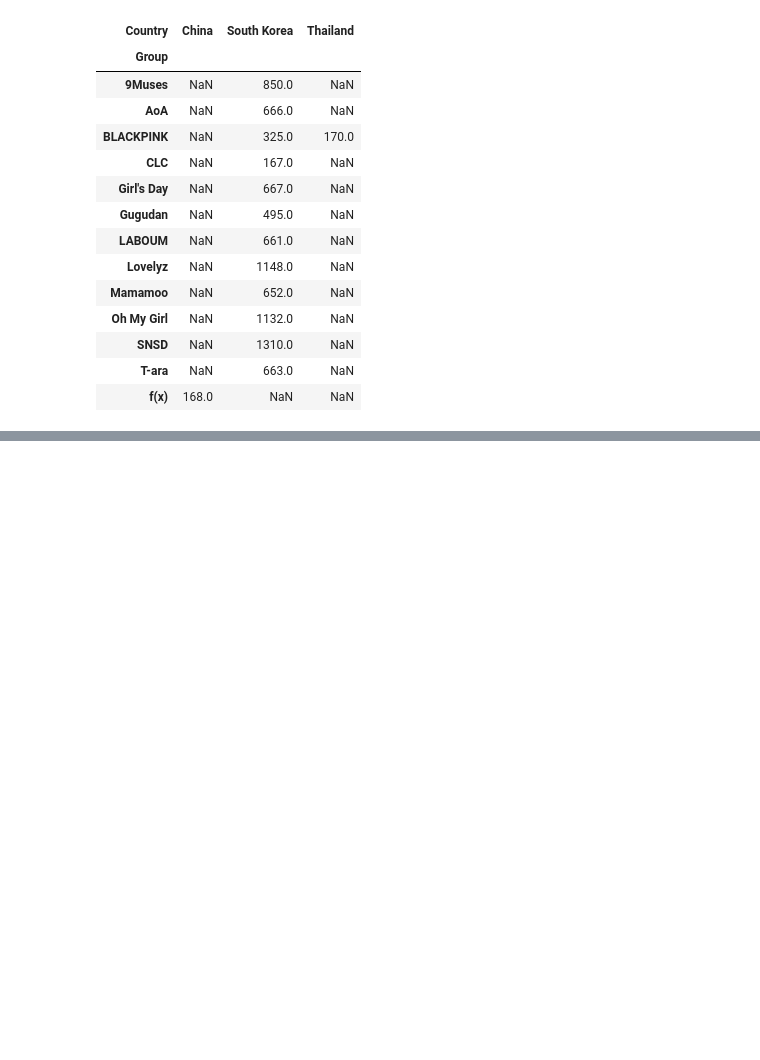
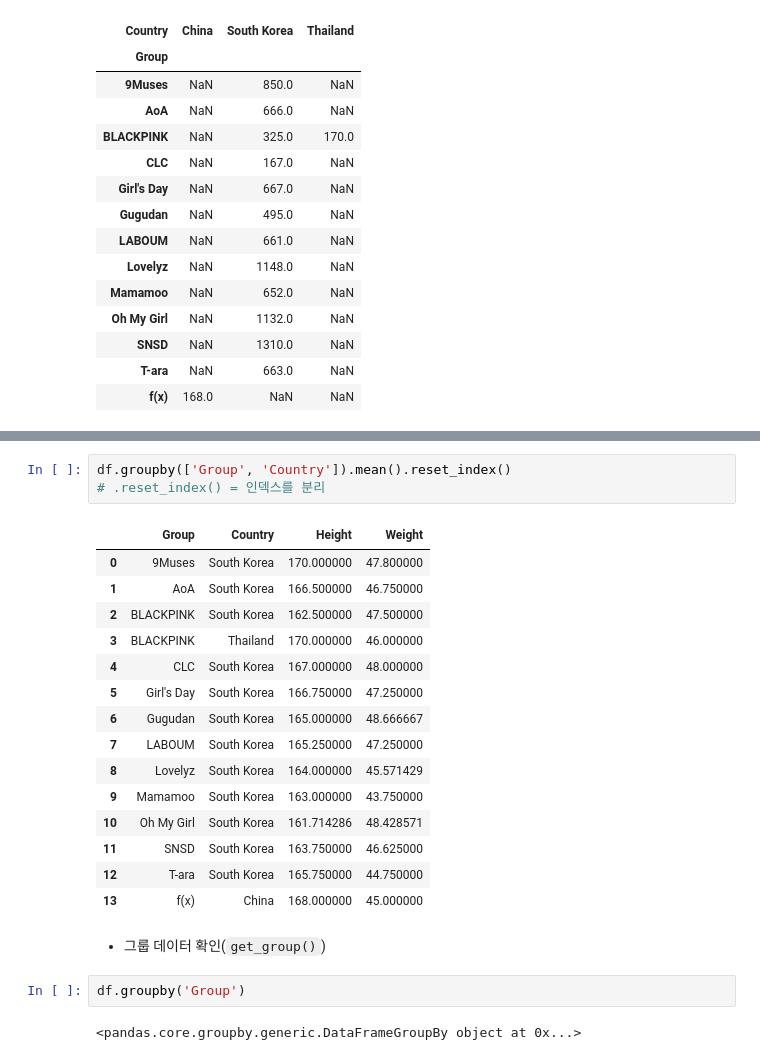
Before and after one commit to sleeptiger/Abc-project, a Jupyter notebook: pandas정리L.ipynb, the cells around one changed output, grey strips where cells are left out. Drawn from its saved outputs; the diff is of its cells as text; blank space fills up the shorter version.

```diff
--- a/pandas정리L.ipynb
+++ b/pandas정리L.ipynb
@@ -390,0 +484,25 @@ SyntaxError: ignored
+# %%
+df.groupby(['Group', 'Country']).mean().reset_index()
+# .reset_index() = 인덱스를 분리
+# %% [output]
+|  | Group | Country | Height | Weight |
+| 0 | 9Muses | South Korea | 170.000000 | 47.800000 |
+| 1 | AoA | South Korea | 166.500000 | 46.750000 |
+| 2 | BLACKPINK | South Korea | 162.500000 | 47.500000 |
+| 3 | BLACKPINK | Thailand | 170.000000 | 46.000000 |
+| 4 | CLC | South Korea | 167.000000 | 48.000000 |
+| 5 | Girl's Day | South Korea | 166.750000 | 47.250000 |
+| 6 | Gugudan | South Korea | 165.000000 | 48.666667 |
+| 7 | LABOUM | South Korea | 165.250000 | 47.250000 |
+| 8 | Lovelyz | South Korea | 164.000000 | 45.571429 |
+| 9 | Mamamoo | South Korea | 163.000000 | 43.750000 |
+| 10 | Oh My Girl | South Korea | 161.714286 | 48.428571 |
+| 11 | SNSD | South Korea | 163.750000 | 46.625000 |
+| 12 | T-ara | South Korea | 165.750000 | 44.750000 |
+| 13 | f(x) | China | 168.000000 | 45.000000 |
+# %% [markdown]
+- 그룹 데이터 확인(`get_group()`)
+# %%
+df.groupby('Group')
+# %% [output]
+<pandas.core.groupby.generic.DataFrameGroupBy object at 0x...>
```
Also changed, not shown: parts of 12 cells of this notebook.
